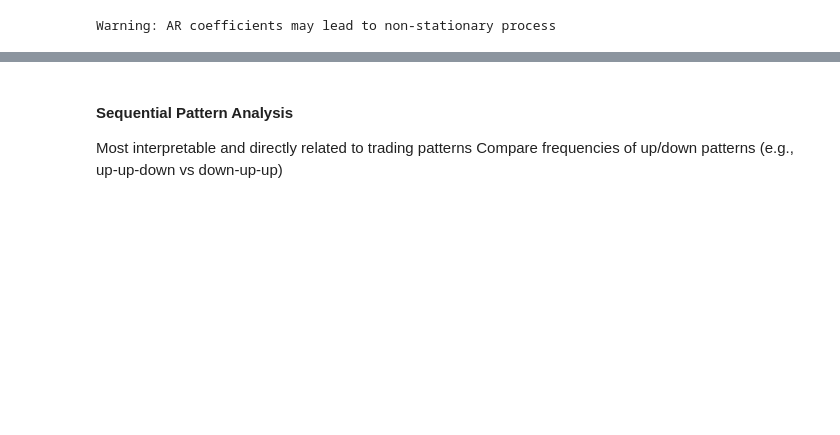
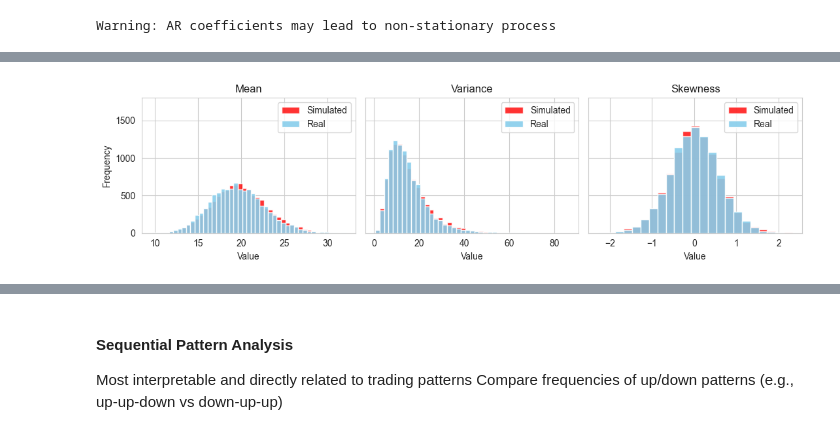
Before and after one commit to FrensiZ/adversial_learning, a Jupyter notebook: adversial_learning_AR.ipynb, the cells around one changed output, grey strips where cells are left out. Drawn from its saved outputs; the diff is of its cells as text; code cells hidden in the pictures; blank space fills up the shorter version.

```diff
--- a/adversial_learning_AR.ipynb
+++ b/adversial_learning_AR.ipynb
@@ -559,0 +558,81 @@ TypeError: forward() missing 1 required positional argument: 'hidden'
+# %%
+# Statistics for real and simulated trajectories
+real_means, real_variances, real_std_devs, real_skew, real_kurtosis = calculate_statistics(test_data[:,1:])
+sim_means, sim_variances, sim_std_devs, sim_skew, sim_kurtosis = calculate_statistics(trajectories)
+
+bin_start_mean = min(np.min(sim_means), np.min(real_means))
+bin_stop_mean = max(np.max(sim_means), np.max(real_means))
+bin_width_mean = 0.5
+bin_edges_mean = np.arange(bin_start_mean, bin_stop_mean + bin_width_mean, bin_width_mean)
+
+bin_start_var = min(np.min(sim_variances), np.min(real_variances))
+bin_stop_var = max(np.max(sim_variances), np.max(real_variances))
+bin_width_var = 2
+bin_edges_var = np.arange(bin_start_var, bin_stop_var + bin_width_var, bin_width_var)
+
+bin_start_skew = min(np.min(sim_skew), np.min(real_skew))
+bin_stop_skew = max(np.max(sim_skew), np.max(real_skew))
+bin_width_skew = 0.2
+bin_edges_skew = np.arange(bin_start_skew, bin_stop_skew + bin_width_skew, bin_width_skew)
+
+sns.set_style("whitegrid", rc={"grid.alpha": 0.5})  # Adjust grid transparency to 0.3
+
+fig, axs = plt.subplots(1, 3, figsize=(11, 3))
+
+# Plot 1: Mean Distribution
+axs[0].hist(sim_means, bins=bin_edges_mean, alpha=0.8, label='Simulated', color='red')
+axs[0].hist(real_means, bins=bin_edges_mean, alpha=0.9, label='Real', color='skyblue')
+axs[0].legend(loc='upper right')
+axs[0].set_title('Mean')
+axs[0].set_xlabel('Value')
+axs[0].set_ylabel('Frequency')
+axs[0].set_ylim(0,1800)
+
+# Plot 1: Variance Distribution
+axs[1].hist(sim_variances, bins=bin_edges_var, alpha=0.8, label='Simulated', color='red')
+axs[1].hist(real_variances, bins=bin_edges_var, alpha=0.9, label='Real', color='skyblue')
+axs[1].legend(loc='upper right')
+axs[1].set_title('Variance')
+axs[1].set_xlabel('Value')
+axs[1].set_ylim(0,1800)
+axs[1].tick_params(labelleft=False)
+
+# Plot 2: Skewness Distribution
+axs[2].hist(sim_skew, bins=bin_edges_skew, alpha=0.8, label='Simulated', color='red')
+axs[2].hist(real_skew, bins=bin_edges_skew, alpha=0.9, label='Real', color='skyblue')
+axs[2].legend(loc='upper right')
+axs[2].set_title('Skewness')
+axs[2].set_xlabel('Value')
+axs[2].set_ylim(0,1800)
+axs[2].tick_params(labelleft=False)
+plt.subplots_adjust(wspace=0.05)  # Reduce space between plots
+plt.tight_layout()
+plt.show()
+
+# Set Seaborn style with custom grid transparency
+sns.set_style("whitegrid", rc={"grid.alpha": 0.5})  # Adjust grid transparency to 0.3
+
+# Create the subplots
+fig, axes = plt.subplots(1, 3, figsize=(13, 3.2))  # 1 row, 3 columns
+axes = axes.flatten()
+
+# Plot the real and simulated trajectories
+for i in range(3):
+    axes[i].plot(test_data[i][1:], label='Real Trajectory', color='skyblue', linewidth=1.5)
+    axes[i].plot(trajectories[i], label='Generated Trajectory', color='red', linewidth=1.5)
+    axes[i].legend(loc='best')
+    axes[i].set_title(f'Trajectory {i+1}')
+    axes[i].set_ylim(0, 40)
+    axes[i].set_xlabel('Time Step')
+
+    if i == 0:  # Only set y-axis label on the first plot
+        axes[i].set_ylabel('Price Delta')
+    else:
+        axes[i].tick_params(labelleft=False)  # Remove y-axis labels and ticks for the 2nd and 3rd plots
+
+# Adjust spacing between plots to bring them closer
+plt.subplots_adjust(wspace=0)  # Reduce space between plots
+plt.tight_layout()
+plt.show()
+# %% [output]
+[figure, added]
```
Also changed, not shown: parts of 16 cells of this notebook, 1 other file.
